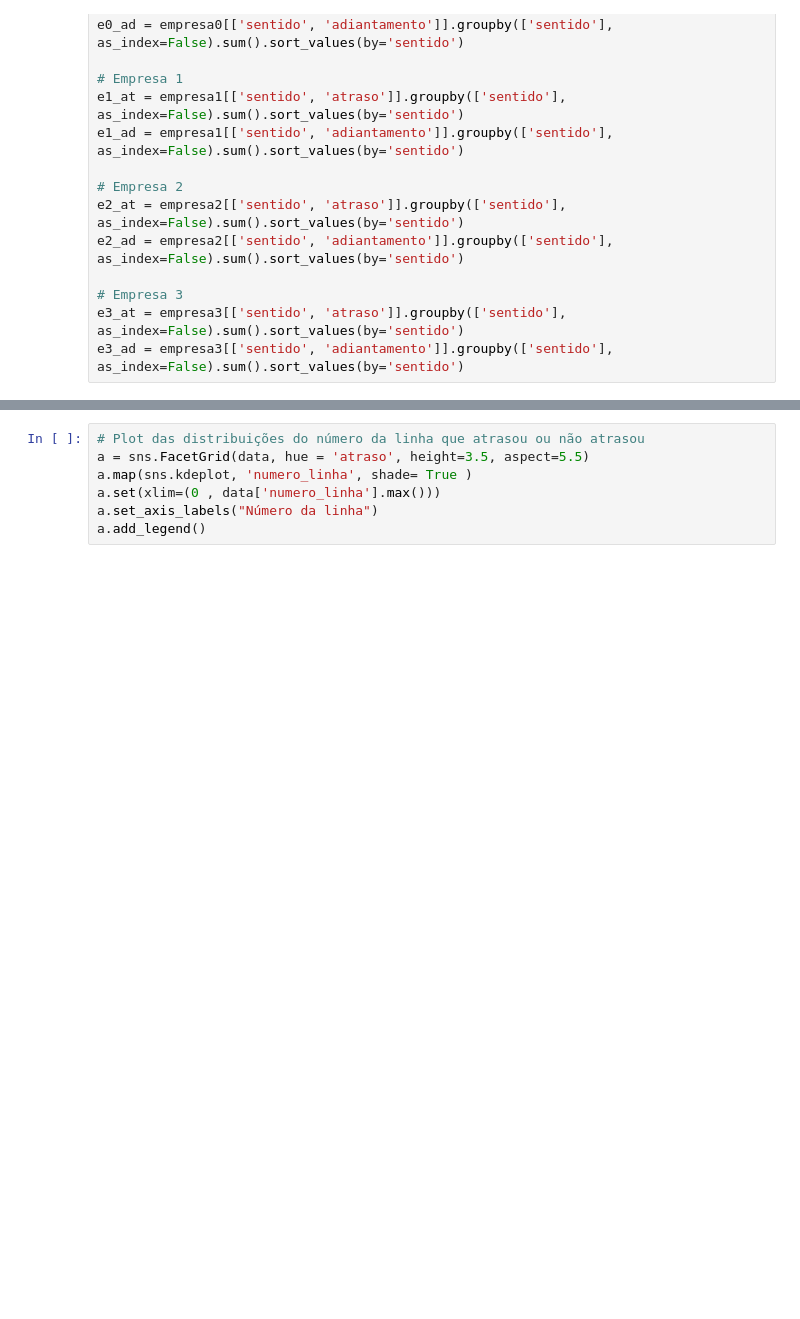
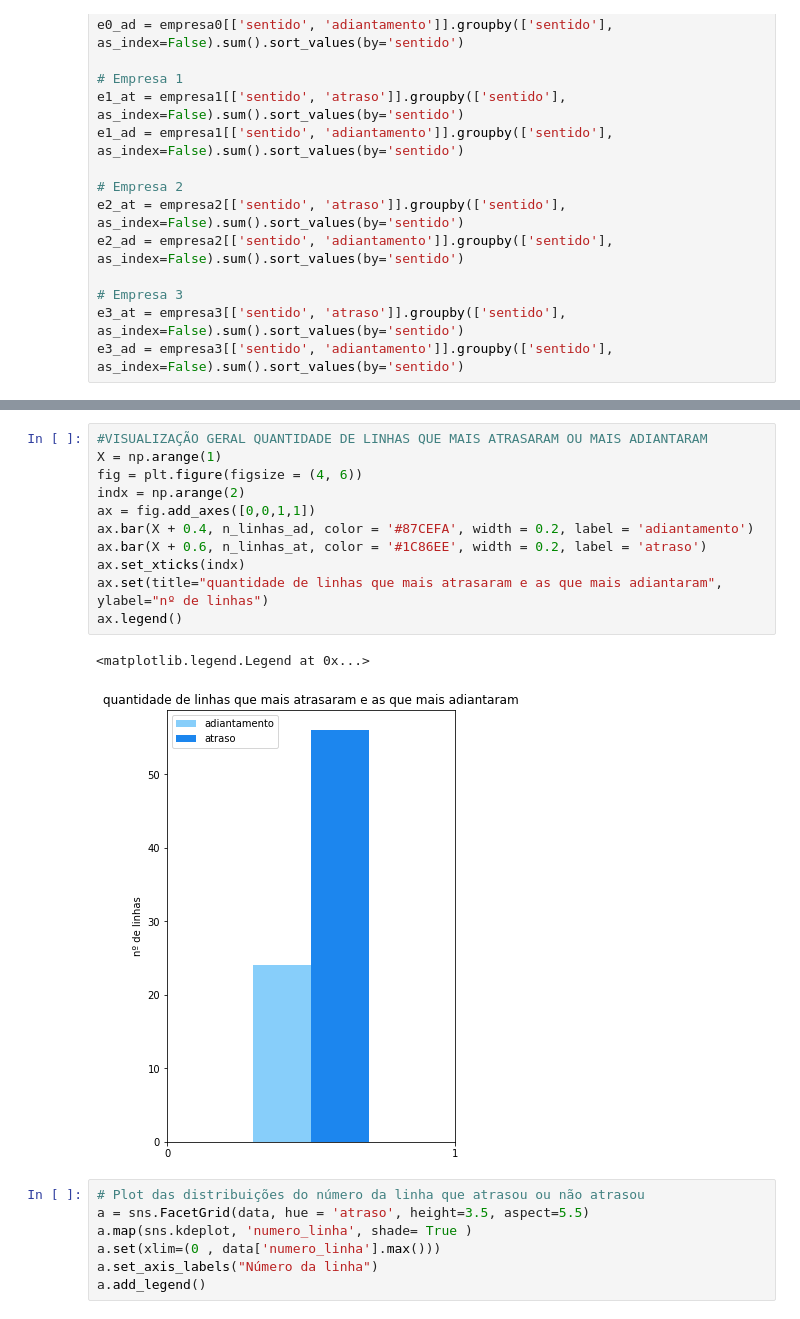
Before and after one commit to willieny/SMTT, a Jupyter notebook: SMTT.ipynb, the cells around one changed output, grey strips where cells are left out. Drawn from its saved outputs; the diff is of its cells as text; blank space fills up the shorter version.

```diff
--- a/SMTT.ipynb
+++ b/SMTT.ipynb
@@ -416,3 +422,17 @@ ax1.set(title="Número de linha entre [599-7151]", ylabel="nº de viagens")
+# %%
+#VISUALIZAÇÃO GERAL QUANTIDADE DE LINHAS QUE MAIS ATRASARAM OU MAIS ADIANTARAM
+X = np.arange(1)
+fig = plt.figure(figsize = (4, 6))
+indx = np.arange(2)
+ax = fig.add_axes([0,0,1,1])
+ax.bar(X + 0.4, n_linhas_ad, color = '#87CEFA', width = 0.2, label = 'adiantamento')
+ax.bar(X + 0.6, n_linhas_at, color = '#1C86EE', width = 0.2, label = 'atraso')
+ax.set_xticks(indx)
+ax.set(title="quantidade de linhas que mais atrasaram e as que mais adiantaram", ylabel="nº de linhas")
+ax.legend()
+# %% [output]
+<matplotlib.legend.Legend at 0x...>
+[figure, added]
 # %%
 # Plot das distribuições do número da linha que atrasou ou não atrasou
 a = sns.FacetGrid(data, hue = 'atraso', height=3.5, aspect=5.5)
```
Also changed, not shown: parts of 11 cells of this notebook.
